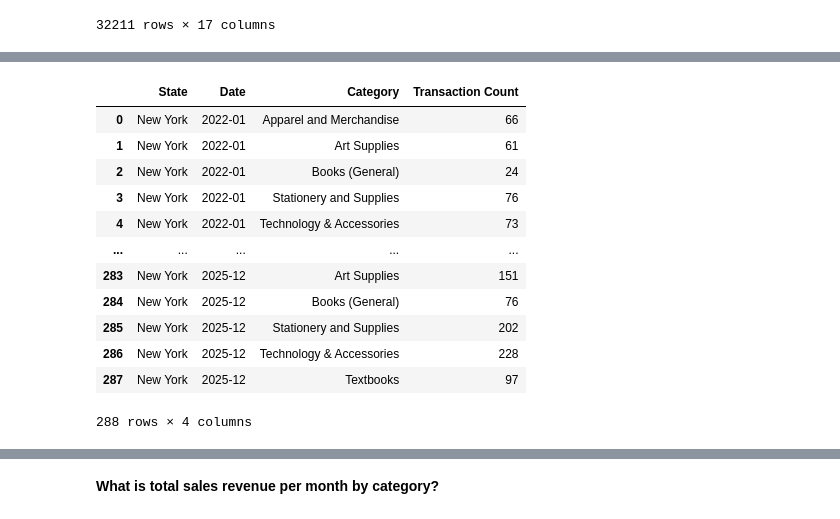
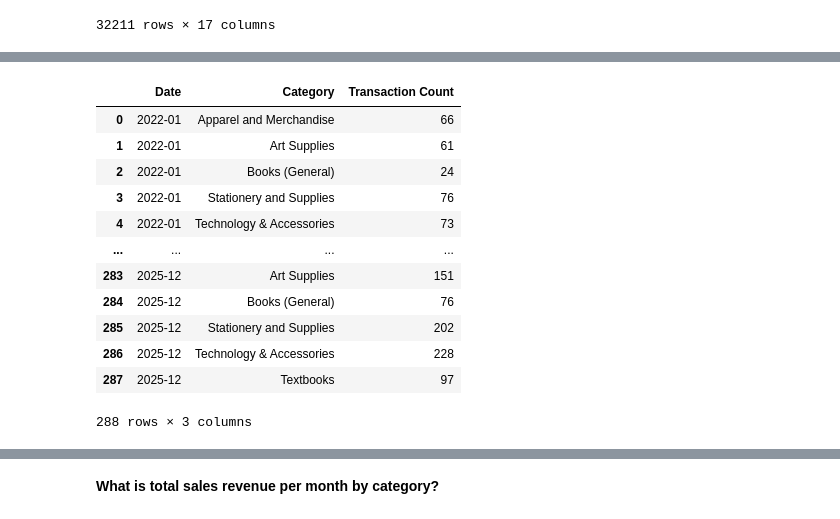
Before and after one commit to ktran-dot1/Capstone_2, a Jupyter notebook: Tran__sales_analysis.ipynb, the cells around one changed output, grey strips where cells are left out. Cells and saved outputs as stored; diff of their text form; code cells hidden in the pictures.

```diff
--- a/Tran__sales_analysis.ipynb
+++ b/Tran__sales_analysis.ipynb
@@ -502,6 +520,6 @@ ny_prod_sales
 ny_prod_sales["Transaction Date"] = pd.to_datetime(ny_prod_sales["Transaction Date"])
 ny_prod_sales["Date"] = ny_prod_sales["Transaction Date"].dt.to_period("M")
 # %%
-ny_transactions = ny_prod_sales.groupby(["State","Date", "Category"]).size() # This will count each valid row
+ny_transactions = ny_prod_sales.groupby(["Date", "Category"]).size() # This will count each valid row
 ny_transactions
 # %% [output]
@@ -521,19 +539,19 @@ Length: 288, dtype: int64
 # %%
 # Convert ny_transaction to a DataFrame
 ny_transactions = ny_transactions.reset_index() # turns the labels into columns
-ny_transactions.columns = ["State","Date", "Category", "Transaction Count"]
+ny_transactions.columns = ["Date", "Category", "Transaction Count"]
 ny_transactions
 # %% [output]
-|  | State | Date | Category | Transaction Count |
-| 0 | New York | 2022-01 | Apparel and Merchandise | 66 |
-| 1 | New York | 2022-01 | Art Supplies | 61 |
-| 2 | New York | 2022-01 | Books (General) | 24 |
-| 3 | New York | 2022-01 | Stationery and Supplies | 76 |
-| 4 | New York | 2022-01 | Technology & Accessories | 73 |
-| ... | ... | ... | ... | ... |
-| 283 | New York | 2025-12 | Art Supplies | 151 |
-| 284 | New York | 2025-12 | Books (General) | 76 |
-| 285 | New York | 2025-12 | Stationery and Supplies | 202 |
-| 286 | New York | 2025-12 | Technology & Accessories | 228 |
-| 287 | New York | 2025-12 | Textbooks | 97 |
+|  | Date | Category | Transaction Count |
+| 0 | 2022-01 | Apparel and Merchandise | 66 |
+| 1 | 2022-01 | Art Supplies | 61 |
+| 2 | 2022-01 | Books (General) | 24 |
+| 3 | 2022-01 | Stationery and Supplies | 76 |
+| 4 | 2022-01 | Technology & Accessories | 73 |
+| ... | ... | ... | ... |
+| 283 | 2025-12 | Art Supplies | 151 |
+| 284 | 2025-12 | Books (General) | 76 |
+| 285 | 2025-12 | Stationery and Supplies | 202 |
+| 286 | 2025-12 | Technology & Accessories | 228 |
+| 287 | 2025-12 | Textbooks | 97 |
-288 rows × 4 columns
+288 rows × 3 columns
```
Also changed, not shown: parts of 6 cells of this notebook.
